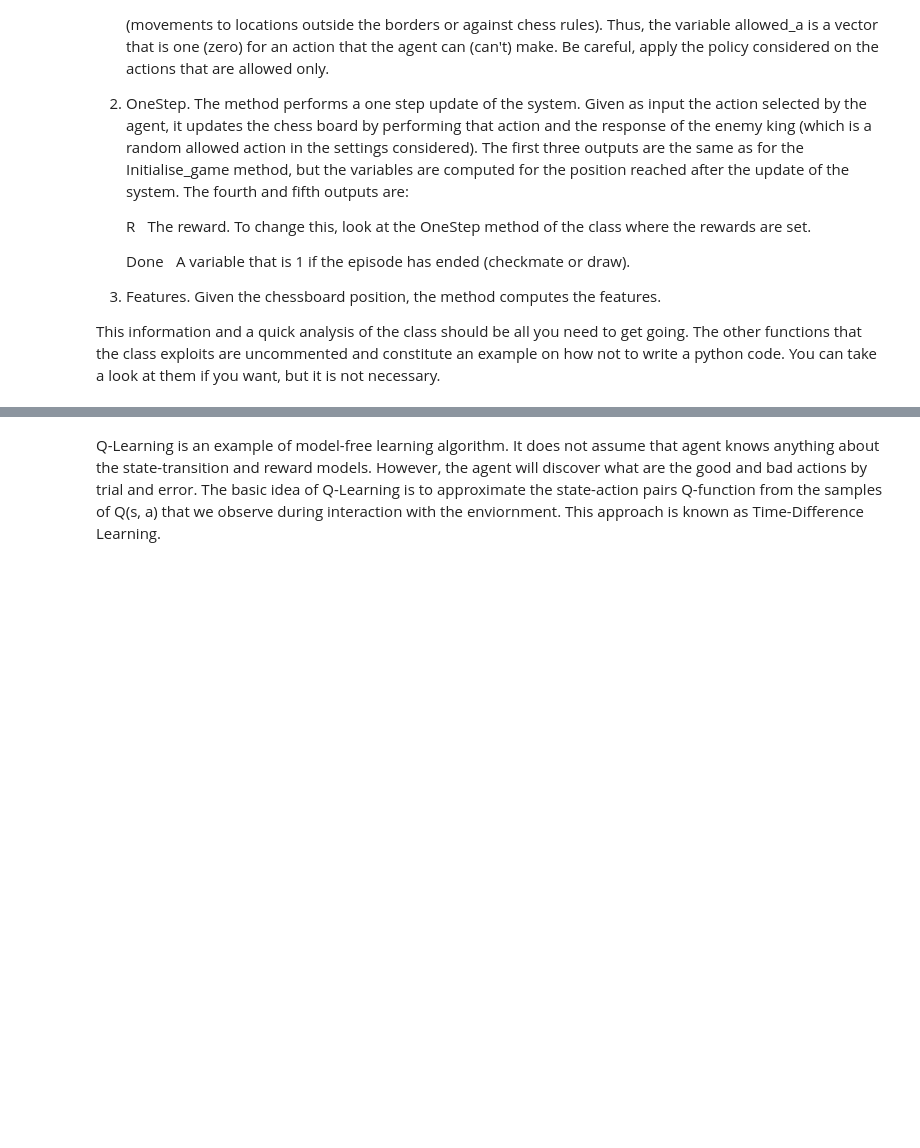
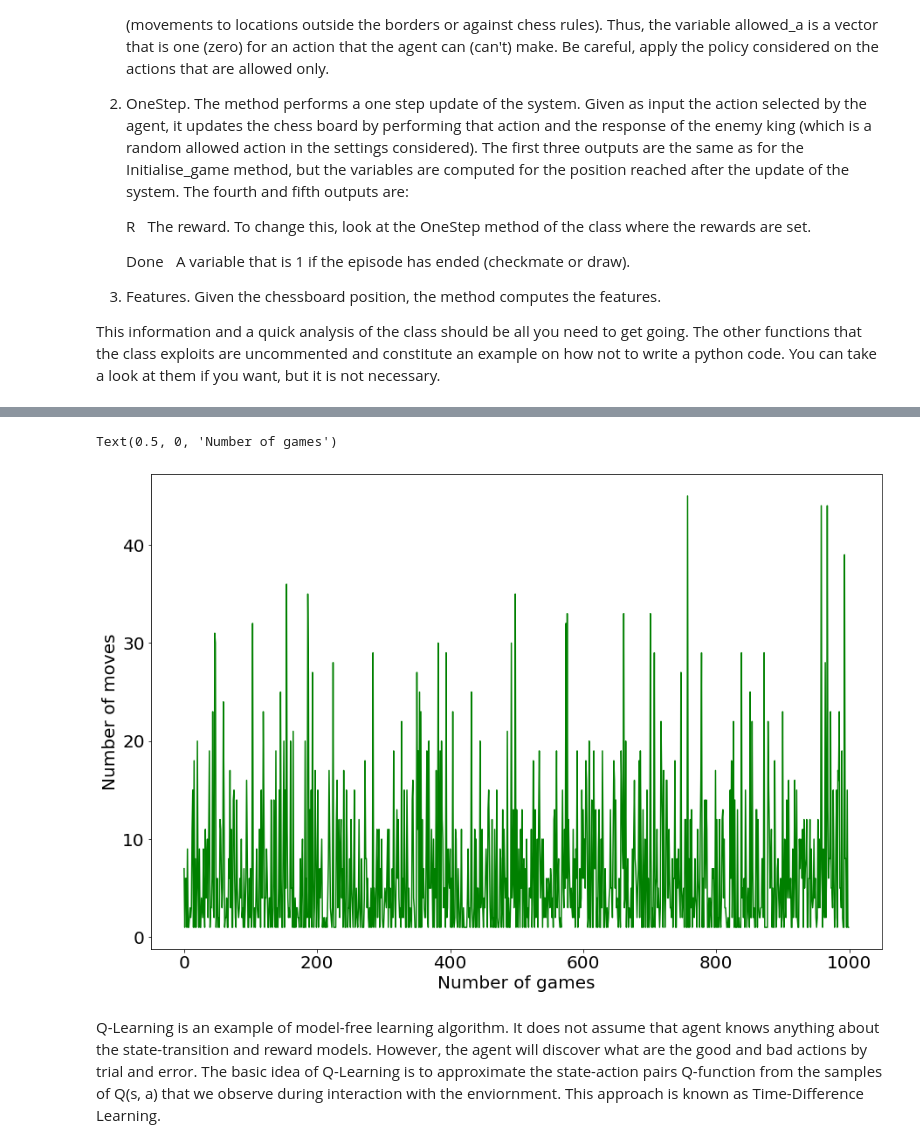
Before and after one commit to lzumta/Reinforcement-Learning-Assignment, a Jupyter notebook: Assignment.ipynb, the cells around one changed output, grey strips where cells are left out. Saved outputs shown, nothing was run; the diff lists cells and outputs as text; code cells hidden in the pictures; blank space fills up the shorter version.

```diff
--- a/Assignment.ipynb
+++ b/Assignment.ipynb
@@ -249,3 +273,14 @@ IndexError: index 100 is out of bounds for axis 0 with size 100
+# %%
+# Plot: Number of moves per game vs training time
+plt.rcParams.update({'font.size': 20})
+plt.rcParams["figure.figsize"] = (15,10)
+
+plt.plot(np.arange(0,N_episodes), N_moves_save, 'g')
+plt.ylabel('Number of moves')
+plt.xlabel('Number of games')
+# %% [output]
+Text(0.5, 0, 'Number of games')
+[figure, added]
 # %% [markdown]
 
 Q-Learning is an example of model-free learning algorithm. It does not assume that agent knows anything about the state-transition and reward models. However, the agent will discover what are the good and bad actions by trial and error.
```
Also changed, not shown: parts of 12 cells of this notebook.
